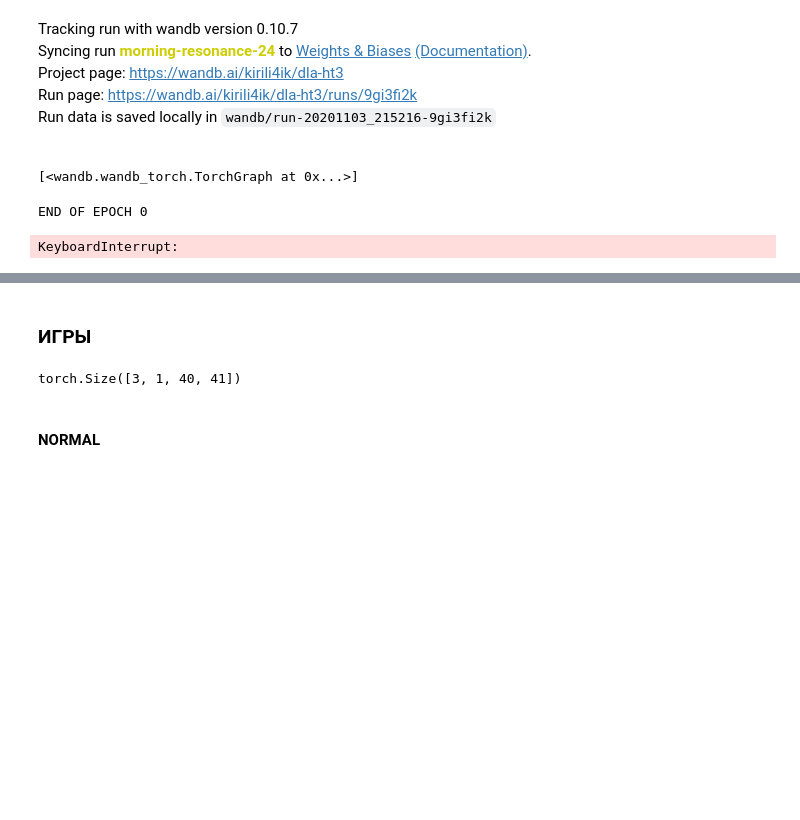
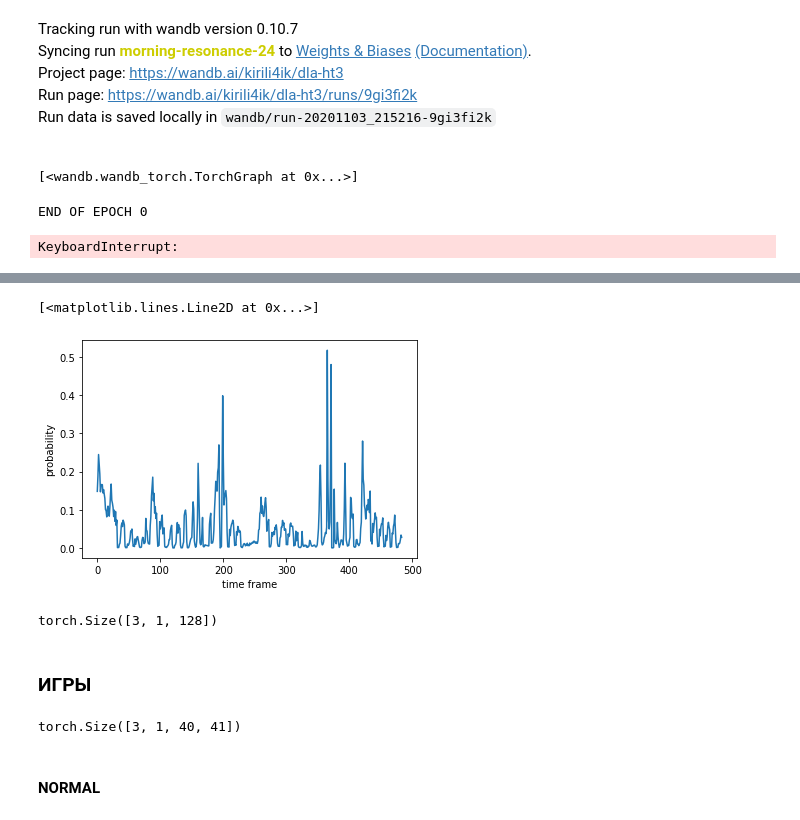
Before and after one commit to Kirili4ik/kws-attention-pytorch, a Jupyter notebook: solution.ipynb, the cells around one changed output, grey strips where cells are left out. Drawn from its saved outputs; the diff is of its cells as text; code cells hidden in the pictures; blank space fills up the shorter version.

```diff
--- a/solution.ipynb
+++ b/solution.ipynb
@@ -413,7 +415,7 @@ class LastLayer(nn.Module):
     def __init__(self):
         super(LastLayer, self).__init__()
 
-        self.U = nn.Linear(128, 2, bias=False)     # ???
+        self.U = nn.Linear(256, 3, bias=False)     # ???
 
 
     def init_weights(self):
@@ -447,11 +449,11 @@ LastLayer(
   (U): Linear(in_features=128, out_features=2, bias=False)
 )
 # %%
-checkpoint = torch.load('crnn_red')
+checkpoint = torch.load('crnn_red', map_location=device)
 CRNN_model.load_state_dict(checkpoint['model_state_dict'])
-checkpoint = torch.load('attn_red')
+checkpoint = torch.load('attn_red', map_location=device)
 attn_layer.load_state_dict(checkpoint['model_state_dict'])
-checkpoint = torch.load('last_layer_red')
+checkpoint = torch.load('last_layer_red', map_location=device)
 last_layer.load_state_dict(checkpoint['model_state_dict'])
 # %% [output]
 <All keys matched successfully>
@@ -498,18 +500,11 @@ for n in range(NUM_EPOCHS):
         opt_last.zero_grad()
 
 
-        hidden = torch.zeros(2*2, batch.size(0), 64).to(device)    # (num_layers*num_dirs,  BS, HS)
+        hidden = torch.zeros(2*2, batch.size(0), 128).to(device)    # (num_layers*num_dirs,  BS, HS)
         e = []
 
-        #start = 41
-        #finish = 81
-        #for i in range(0, finish - start + 1):
-        #batch_now = batch[:, :, i : start + i]
-
-        batch_now = batch
-
         output, hidden = CRNN_model(batch, hidden)
-        # output: (seq_len, BS, hidden*num_dir)
+        # output: (seq_len, BS, hidden*num_dir)  or just hidden?
 
         for el in output:
             e_t = attn_layer(el)       # (BS, 1)        # OR HIDDEN ???
@@ -556,13 +551,11 @@ for n in range(NUM_EPOCHS):
 
             batch = torch.log(melspec_val(batch) + 1e-9).to(device)
 
-            batch_now = batch
-
-            hidden = torch.zeros(2*2, batch.size(0), 64).to(device)    # (num_layers*num_dirs,  BS, HS)
+            hidden = torch.zeros(2*2, batch.size(0), 128).to(device)    # (num_layers*num_dirs,  BS, HS)
             e = []
 
             output, hidden = CRNN_model(batch, hidden)
-            # output: (seq_len, BS, hidden*num_dir)
+            # output: (seq_len, BS, hidden*num_dir)  or just hidden?
 
             for el in output:
                 e_t = attn_layer(el)       # (BS, 1)        # OR HIDDEN ???
@@ -659,0 +608,3 @@ with torch.no_grad():
+# %%
+test_audio = torchaudio.load('test_sheila_2')[0].squeeze()
+viz(test_audio, 1)
@@ -660,3 +669,17 @@ with torch.no_grad():
+# %%
+plt.xlabel('time frame')
+plt.ylabel('probability')
+
+plt.plot(all_probs)
+# %% [output]
+[<matplotlib.lines.Line2D at 0x...>]
+[figure, added]
+# %%
+a = torch.rand((3, 1, 128))
+a = a[1:]
+torch.cat([a, torch.rand((1, 1, 128))]).size()
+# %% [output]
+torch.Size([3, 1, 128])
 # %% [markdown]
 ### ИГРЫ
 # %%
```
Also changed, not shown: parts of 13 cells of this notebook, 3 other files.
